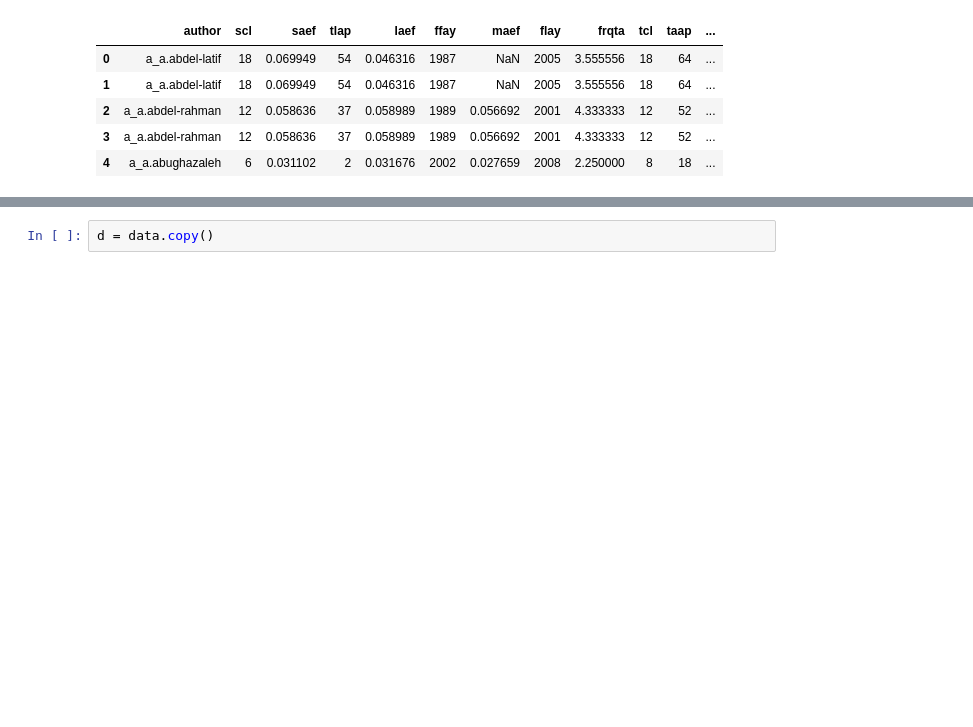
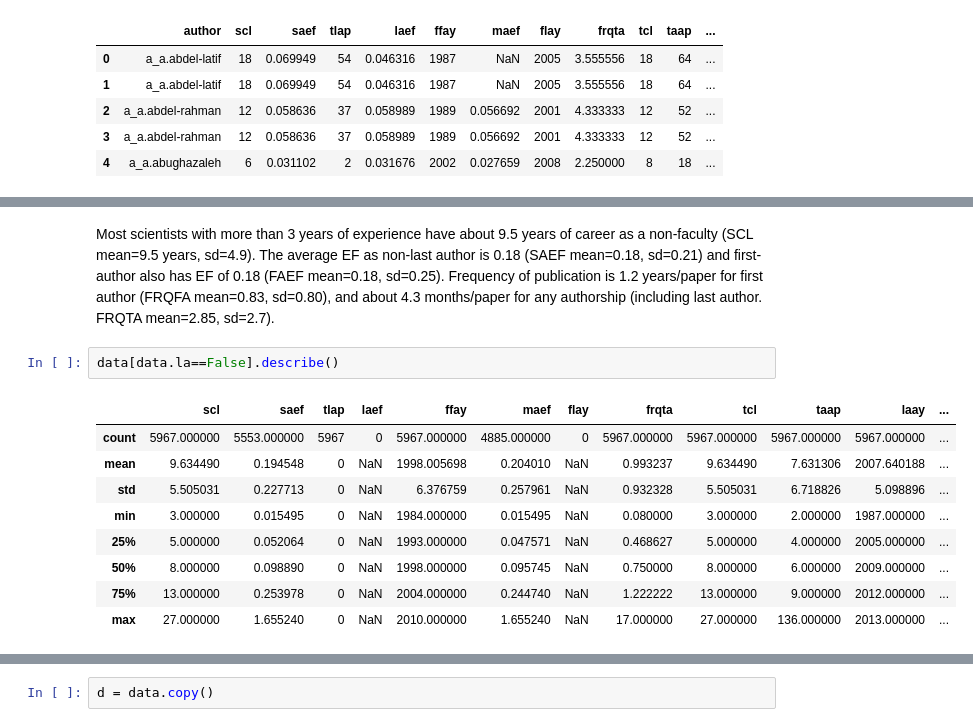
Before and after one commit to shinwachi/cs109_firstOrPerish, a Jupyter notebook: final_processbook/process_book.ipynb, the cells around one changed output, grey strips where cells are left out. Saved outputs shown, nothing was run; the diff lists cells and outputs as text; blank space fills up the shorter version.

```diff
--- a/final_processbook/process_book.ipynb
+++ b/final_processbook/process_book.ipynb
@@ -528,0 +541,14 @@ data.head()
+# %% [markdown]
+Most scientists with more than 3 years of experience have about 9.5 years of career as a non-faculty (SCL mean=9.5 years, sd=4.9).  The average EF as non-last author is 0.18 (SAEF mean=0.18, sd=0.21) and first-author also has EF of 0.18 (FAEF mean=0.18, sd=0.25).  Frequency of publication is 1.2 years/paper for first author (FRQFA mean=0.83, sd=0.80), and about 4.3 months/paper for any authorship (including last author.  FRQTA mean=2.85, sd=2.7).
+# %%
+data[data.la==False].describe()
+# %% [output]
+|  | scl | saef | tlap | laef | ffay | maef | flay | frqta | tcl | taap | laay | ... |
+| count | 5967.000000 | 5553.000000 | 5967 | 0 | 5967.000000 | 4885.000000 | 0 | 5967.000000 | 5967.000000 | 5967.000000 | 5967.000000 | ... |
+| mean | 9.634490 | 0.194548 | 0 | NaN | 1998.005698 | 0.204010 | NaN | 0.993237 | 9.634490 | 7.631306 | 2007.640188 | ... |
+| std | 5.505031 | 0.227713 | 0 | NaN | 6.376759 | 0.257961 | NaN | 0.932328 | 5.505031 | 6.718826 | 5.098896 | ... |
+| min | 3.000000 | 0.015495 | 0 | NaN | 1984.000000 | 0.015495 | NaN | 0.080000 | 3.000000 | 2.000000 | 1987.000000 | ... |
+| 25% | 5.000000 | 0.052064 | 0 | NaN | 1993.000000 | 0.047571 | NaN | 0.468627 | 5.000000 | 4.000000 | 2005.000000 | ... |
+| 50% | 8.000000 | 0.098890 | 0 | NaN | 1998.000000 | 0.095745 | NaN | 0.750000 | 8.000000 | 6.000000 | 2009.000000 | ... |
+| 75% | 13.000000 | 0.253978 | 0 | NaN | 2004.000000 | 0.244740 | NaN | 1.222222 | 13.000000 | 9.000000 | 2012.000000 | ... |
+| max | 27.000000 | 1.655240 | 0 | NaN | 2010.000000 | 1.655240 | NaN | 17.000000 | 27.000000 | 136.000000 | 2013.000000 | ... |
```
Also changed, not shown: parts of 6 cells of this notebook.
